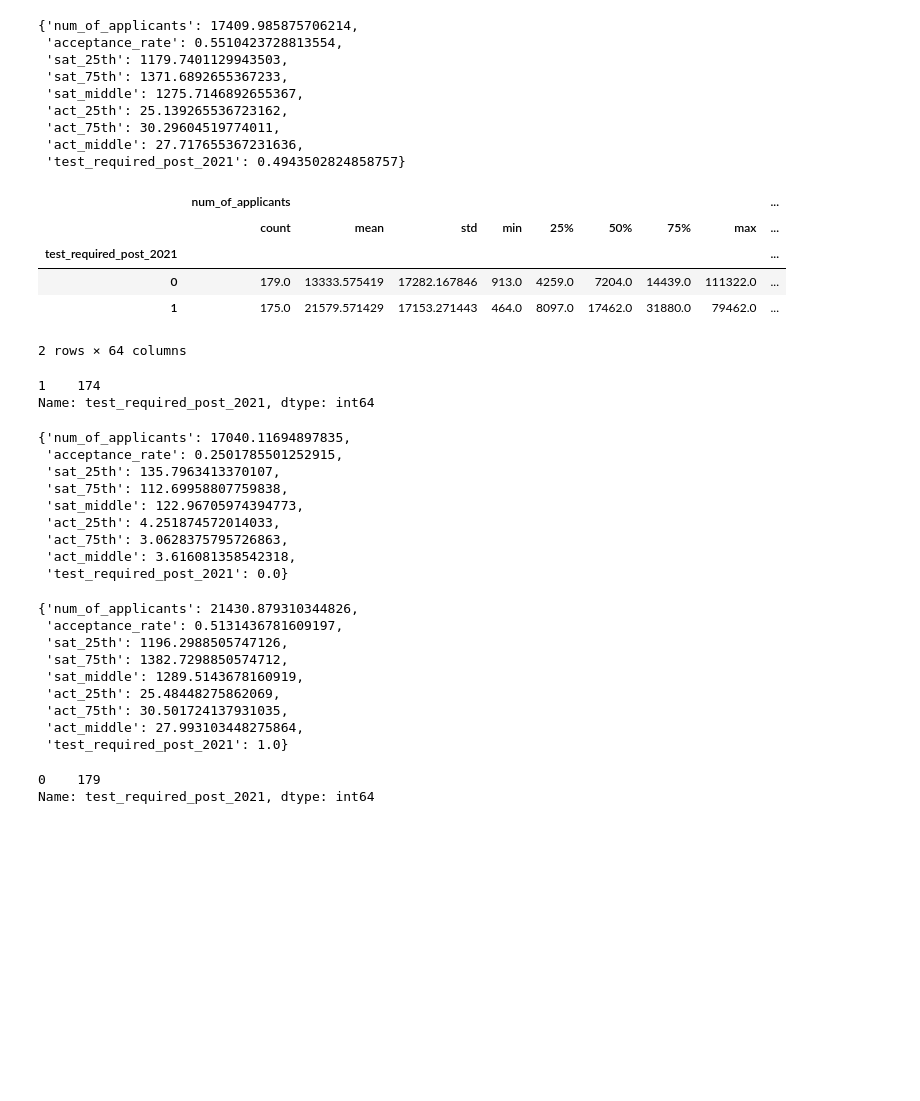
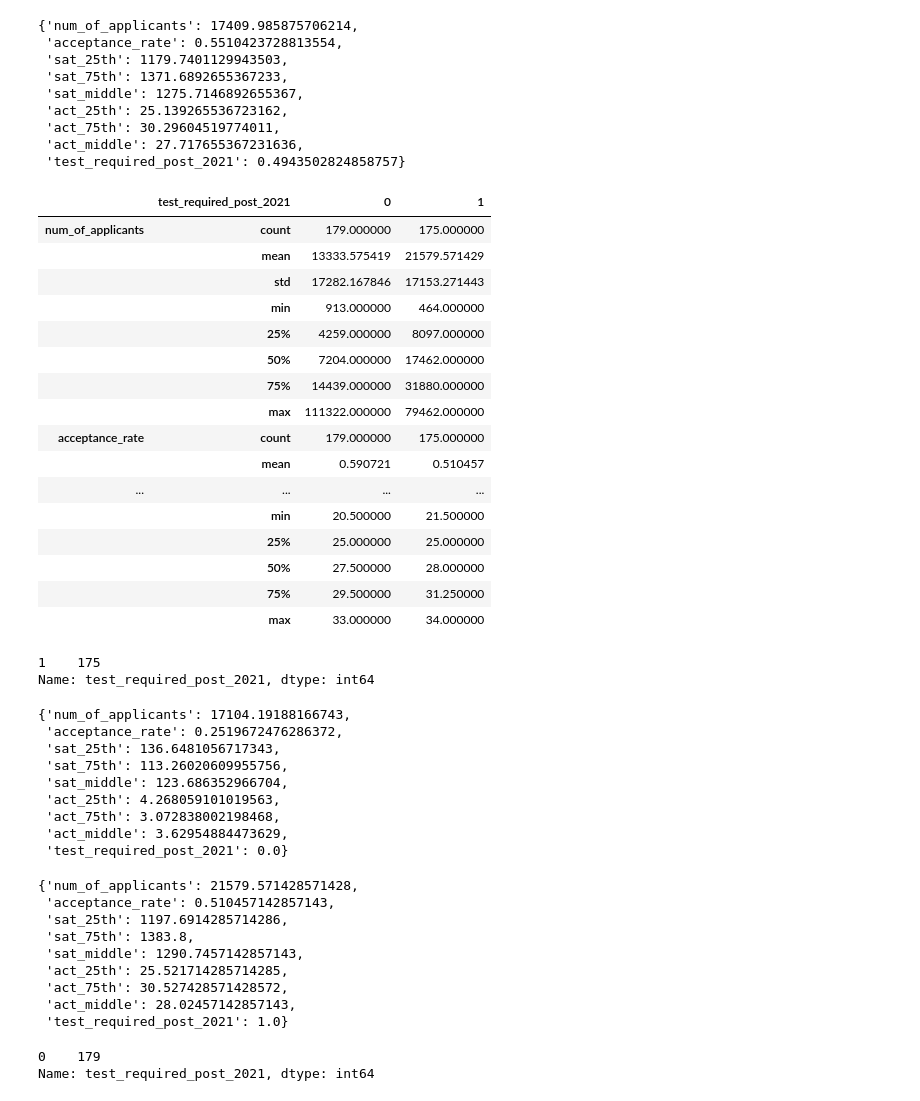
Before and after one commit to matthew-edelmann/Standardized-Test-Analysis, a Jupyter notebook: code/starter-code.ipynb, the cells around one changed output. Saved outputs shown, nothing was run; the diff lists cells and outputs as text; code cells hidden in the pictures; blank space fills up the shorter version.

```diff
--- a/code/starter-code.ipynb
+++ b/code/starter-code.ipynb
@@ -616,14 +718,3 @@ All / Permanent Policy      147
 2021 2022 2023 2024           7
 2021 2022 2023 2024 2025      1
 Name: Applies to Class Year(s), dtype: int64
-# %%
-'''
-c = 0
-for i in sat_act['Applies to Class Year(s)']:
-    if i == 'All / Permanent Policy':
-        sat_act['Applies to Class Year(s)'][c] = 2025
-    elif type(i) == str:
-        sat_act['Applies to Class Year(s)'][c] = int(i[-4::])
-    c += 1
-sat_act.dtypes
-'''
@@ -634,7 +720,0 @@ sat_act.dtypes
-# %%
-'''
-for i in range(len(sat_act)):
-    if (sat_act['Applies to Class Year(s)'].iloc[i] == "All / Permanent Policy") | (sat_act['Applies to Class Year(s)'].iloc[i] == "2021 2022"):
-        sat_act['Applies to Class Year(s)'].iloc[i] = np.nan
-sat_act['Applies to Class Year(s)'].value_counts()
-'''
@@ -767,9 +863,20 @@ mean_col
 # %%
-sat_sim.groupby('test_required_post_2021').describe()
+sat_sim.groupby('test_required_post_2021').describe().T
 # %% [output]
-|  | num_of_applicants |  |  |  |  |  |  |  | ... |
-|  | count | mean | std | min | 25% | 50% | 75% | max | ... |
-| test_required_post_2021 |  |  |  |  |  |  |  |  | ... |
-| 0 | 179.0 | 13333.575419 | 17282.167846 | 913.0 | 4259.0 | 7204.0 | 14439.0 | 111322.0 | ... |
-| 1 | 175.0 | 21579.571429 | 17153.271443 | 464.0 | 8097.0 | 17462.0 | 31880.0 | 79462.0 | ... |
+|  | test_required_post_2021 | 0 | 1 |
+| num_of_applicants | count | 179.000000 | 175.000000 |
+|  | mean | 13333.575419 | 21579.571429 |
+|  | std | 17282.167846 | 17153.271443 |
+|  | min | 913.000000 | 464.000000 |
+|  | 25% | 4259.000000 | 8097.000000 |
+|  | 50% | 7204.000000 | 17462.000000 |
+|  | 75% | 14439.000000 | 31880.000000 |
+|  | max | 111322.000000 | 79462.000000 |
+| acceptance_rate | count | 179.000000 | 175.000000 |
+|  | mean | 0.590721 | 0.510457 |
+| ... | ... | ... | ... |
+|  | min | 20.500000 | 21.500000 |
+|  | 25% | 25.000000 | 25.000000 |
+|  | 50% | 27.500000 | 28.000000 |
+|  | 75% | 29.500000 | 31.250000 |
+|  | max | 33.000000 | 34.000000 |
-2 rows × 64 columns
@@ -777,18 +886,18 @@ sat_sim.groupby('test_required_post_2021').describe()
 sat_test = sat_sim[sat_sim['test_required_post_2021'] != 0]
 sat_test['test_required_post_2021'].value_counts()
 # %% [output]
-1    174
+1    175
 Name: test_required_post_2021, dtype: int64
 # %%
 sd_test = {n: st_dev(sat_test[n]) for n in sat_test}
 sd_test
 # %% [output]
-{'num_of_applicants': 17040.11694897835,
- 'acceptance_rate': 0.2501785501252915,
- 'sat_25th': 135.7963413370107,
- 'sat_75th': 112.69958807759838,
- 'sat_middle': 122.96705974394773,
- 'act_25th': 4.251874572014033,
- 'act_75th': 3.0628375795726863,
- 'act_middle': 3.616081358542318,
+{'num_of_applicants': 17104.19188166743,
+ 'acceptance_rate': 0.2519672476286372,
+ 'sat_25th': 136.6481056717343,
+ 'sat_75th': 113.26020609955756,
+ 'sat_middle': 123.686352966704,
+ 'act_25th': 4.268059101019563,
+ 'act_75th': 3.072838002198468,
+ 'act_middle': 3.62954884473629,
  'test_required_post_2021': 0.0}
@@ -796,12 +907,12 @@ sd_test
 mean_col_test = {n: mean_list(sat_test[n]) for n in sat_test}
 mean_col_test
 # %% [output]
-{'num_of_applicants': 21430.879310344826,
- 'acceptance_rate': 0.5131436781609197,
- 'sat_25th': 1196.2988505747126,
- 'sat_75th': 1382.7298850574712,
- 'sat_middle': 1289.5143678160919,
- 'act_25th': 25.48448275862069,
- 'act_75th': 30.501724137931035,
- 'act_middle': 27.993103448275864,
+{'num_of_applicants': 21579.571428571428,
+ 'acceptance_rate': 0.510457142857143,
+ 'sat_25th': 1197.6914285714286,
+ 'sat_75th': 1383.8,
+ 'sat_middle': 1290.7457142857143,
+ 'act_25th': 25.521714285714285,
+ 'act_75th': 30.527428571428572,
+ 'act_middle': 28.02457142857143,
  'test_required_post_2021': 1.0}
```
Also changed, not shown: parts of 76 cells of this notebook.
